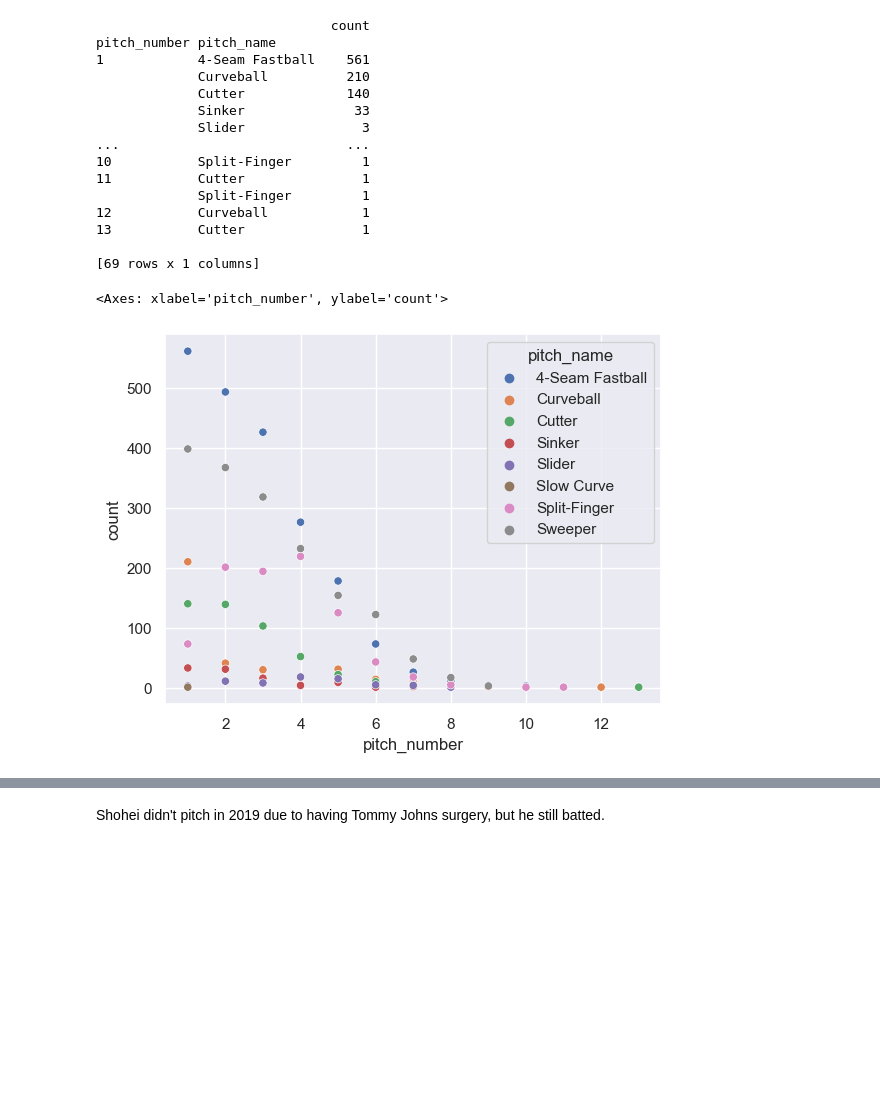
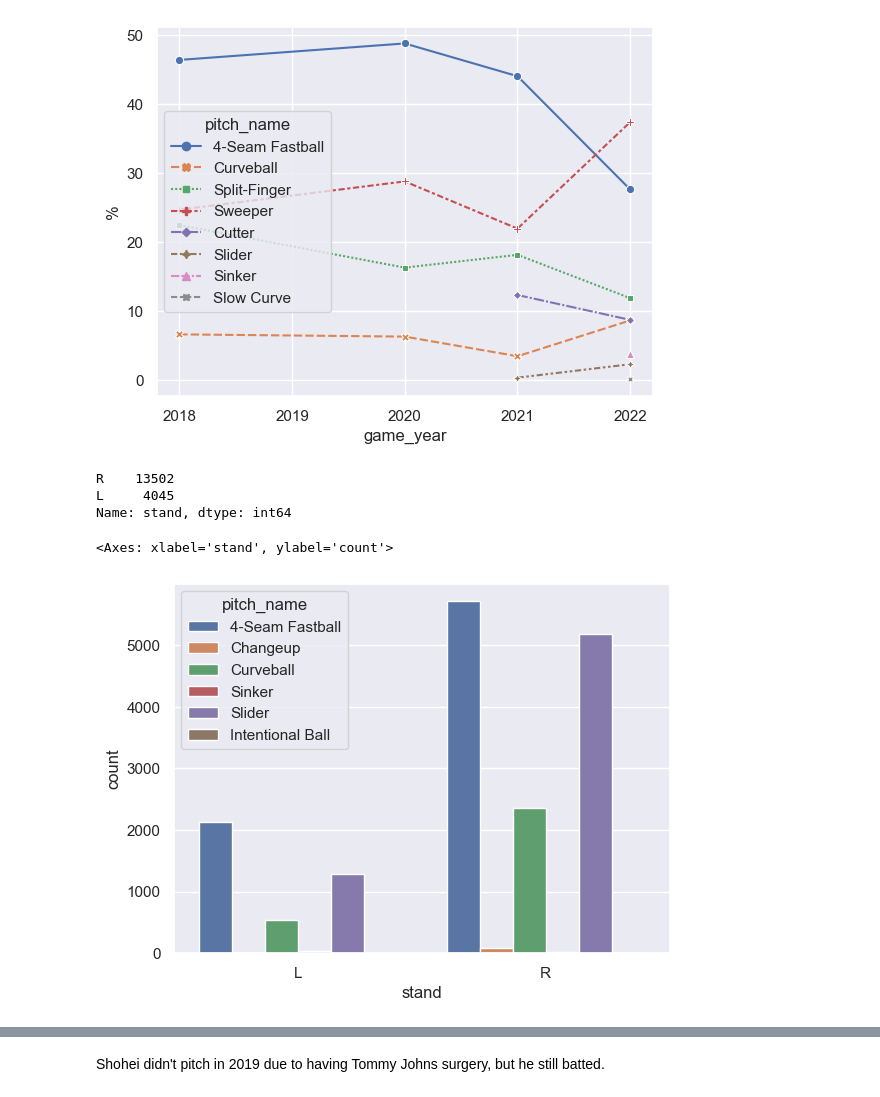
Before and after one commit to kyleaddis/Pitch-Analysis, a Jupyter notebook: analysis.ipynb, the cells around one changed output, grey strips where cells are left out. Saved outputs shown, nothing was run; the diff lists cells and outputs as text; code cells hidden in the pictures; blank space fills up the shorter version.

```diff
--- a/analysis.ipynb
+++ b/analysis.ipynb
@@ -23,22 +27,20 @@ plt.show()
+# %%
+pitch_by_count = pitches_ohtani.groupby(['game_year', 'pitch_name'])[['pitch_name']].agg(count=("pitch_name", "count"))
+pitch_by_count['%'] = pitch_by_count['count'] / pitch_by_count.groupby('game_year')['count'].transform('sum') * 100
+
+a = sns.lineplot(x='game_year', y='%', data=pitch_by_count, hue='pitch_name', style='pitch_name' ,markers=True)
+_ = a.set_xticks(range(2018, 2023, 1))
+_ = a.set_xticklabels(['2018', '2019', '2020', '2021', '2022'])
+# %% [output]
+[figure, added]
 # %%
-pitch_by_count = pitches.groupby(['pitch_number', 'pitch_name'])[['pitch_name']].agg(count=("pitch_name", "count"))
-print(pitch_by_count)
-sns.scatterplot(x='pitch_number', y='count', data=pitch_by_count, hue='pitch_name')
+pitch_by_stand = pitches_kershaw.groupby(['stand', 'pitch_name'])[['pitch_name']].agg(count=("pitch_name", "count"))
+print(pitches_kershaw['stand'].value_counts())
+pitch_by_stand.reset_index(inplace=True)
+sns.barplot(x='stand', y='count', data=pitch_by_stand, hue='pitch_name')
 # %% [output]
-                              count
-pitch_number pitch_name
-1            4-Seam Fastball    561
-             Curveball          210
-             Cutter             140
-             Sinker              33
-             Slider               3
-...                             ...
-10           Split-Finger         1
-11           Cutter               1
-             Split-Finger         1
-12           Curveball            1
-13           Cutter               1
-
-[69 rows x 1 columns]
+R    13502
+L     4045
+Name: stand, dtype: int64
-<Axes: xlabel='pitch_number', ylabel='count'>
+<Axes: xlabel='stand', ylabel='count'>
-[figure, old version]
+[figure, new version]
```
Also changed, not shown: parts of 3 cells of this notebook.
